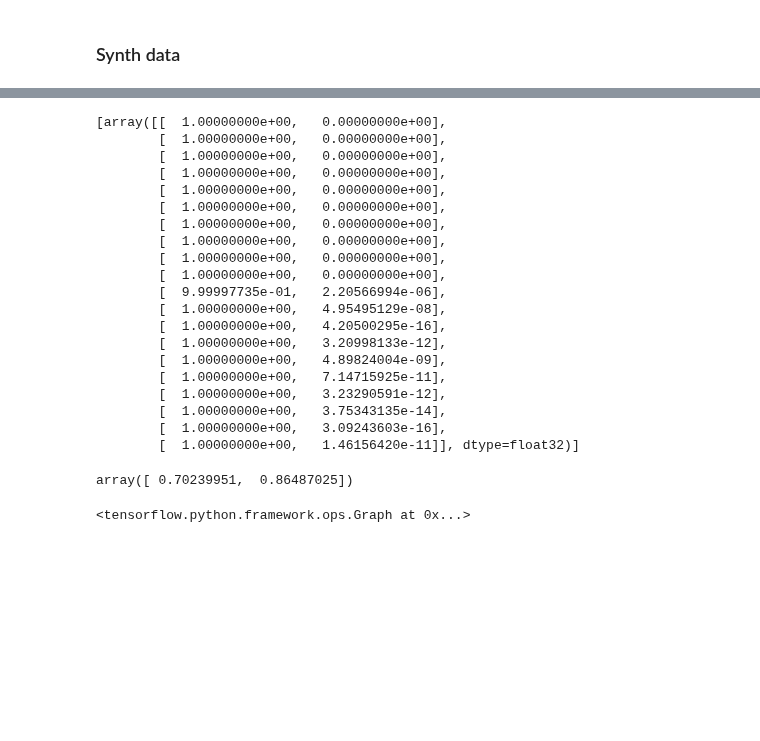
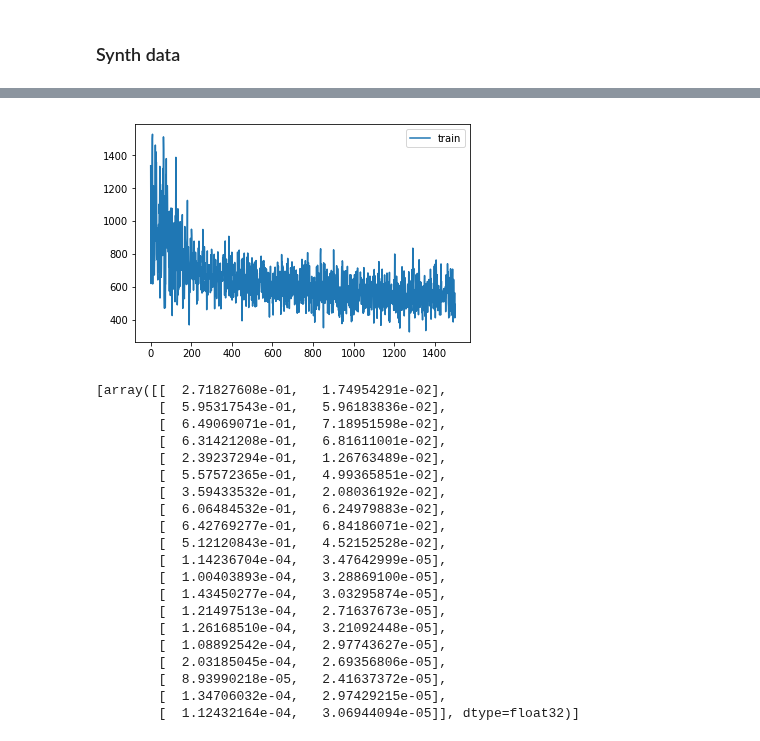
Before and after one commit to rykachevskiy/CRISPR, a Jupyter notebook: TF AE GMM.ipynb, the cells around one changed output, grey strips where cells are left out. Saved outputs shown, nothing was run; the diff lists cells and outputs as text; code cells hidden in the pictures; blank space fills up the shorter version.

Commit message:
energy and sigma ok, but doesnt learn

```diff
--- a/TF AE GMM.ipynb
+++ b/TF AE GMM.ipynb
@@ -104,7 +112,7 @@ mse = tf.reduce_mean((decoder - X)**2, 1)
 
 predictor_inp = tf.concat([z, tf.reshape(mse, (-1,1))], axis = 1)
 # %%
-predictor_layer_1 = tf.nn.relu(tf.add(tf.matmul(predictor_inp, weights['predictor_h_1']),
+predictor_layer_1 = tf.nn.sigmoid(tf.add(tf.matmul(predictor_inp, weights['predictor_h_1']),
                                    biases['predictor_b_1']))
 gamma = tf.nn.softmax(tf.add(tf.matmul(predictor_layer_1, weights['predictor_h_2']),
                                    biases['predictor_b_2']))
@@ -147,7 +155,7 @@ def est_gmm(gamma, z):
 w, m, s, e = est_gmm(gamma, z)
 # %%
 # Define loss and optimizer, minimize the squared error
-loss = tf.reduce_mean(mse) + 1 * e# + 0.001 / tf.reduce_sum(sigma_flat)
+loss = tf.reduce_mean(mse)+ 0.01 * e + tf.reduce_sum(0.001 / s)
 optimizer = tf.train.AdamOptimizer(learning_rate).minimize(loss)
 
 # Initialize the variables (i.e. assign their default value)
@@ -160,5 +168,5 @@ sess.run(init)
 
 # Training
 # %%
-epochs = 10
+epochs = 30
 losses = []
@@ -165,3 +177,3 @@ losses = []
 # %%
-sess.run([mse, e, s], feed_dict={X: data[90:110]})
+sess.run([mse, z, gamma, s], feed_dict={X: data[1990:1990 + batch_size]})
 # %% [output]
@@ -200,31 +218,30 @@ for i in range(epochs):
+# %%
+plt.plot(losses[300:], label='train')
+#    plt.plot(v_losses_valid, label='validation')
+plt.legend()
+plt.show()
+# %% [output]
+[figure, added]
 # %%
-sess.run([gamma], {X: data[90:110]})
+sess.run([z], {X: data[1990:2010]})
 # %% [output]
-[array([[  1.00000000e+00,   0.00000000e+00],
-        [  1.00000000e+00,   0.00000000e+00],
-        [  1.00000000e+00,   0.00000000e+00],
-        [  1.00000000e+00,   0.00000000e+00],
-        [  1.00000000e+00,   0.00000000e+00],
-        [  1.00000000e+00,   0.00000000e+00],
-        [  1.00000000e+00,   0.00000000e+00],
-        [  1.00000000e+00,   0.00000000e+00],
-        [  1.00000000e+00,   0.00000000e+00],
-        [  1.00000000e+00,   0.00000000e+00],
-        [  9.99997735e-01,   2.20566994e-06],
-        [  1.00000000e+00,   4.95495129e-08],
-        [  1.00000000e+00,   4.20500295e-16],
-        [  1.00000000e+00,   3.20998133e-12],
-        [  1.00000000e+00,   4.89824004e-09],
-        [  1.00000000e+00,   7.14715925e-11],
-        [  1.00000000e+00,   3.23290591e-12],
-        [  1.00000000e+00,   3.75343135e-14],
-        [  1.00000000e+00,   3.09243603e-16],
-        [  1.00000000e+00,   1.46156420e-11]], dtype=float32)]
+[array([[  2.71827608e-01,   1.74954291e-02],
+        [  5.95317543e-01,   5.96183836e-02],
+        [  6.49069071e-01,   7.18951598e-02],
+        [  6.31421208e-01,   6.81611001e-02],
+        [  2.39237294e-01,   1.26763489e-02],
+        [  5.57572365e-01,   4.99365851e-02],
+        [  3.59433532e-01,   2.08036192e-02],
+        [  6.06484532e-01,   6.24979883e-02],
+        [  6.42769277e-01,   6.84186071e-02],
+        [  5.12120843e-01,   4.52152528e-02],
+        [  1.14236704e-04,   3.47642999e-05],
+        [  1.00403893e-04,   3.28869100e-05],
+        [  1.43450277e-04,   3.03295874e-05],
+        [  1.21497513e-04,   2.71637673e-05],
+        [  1.26168510e-04,   3.21092448e-05],
+        [  1.08892542e-04,   2.97743627e-05],
+        [  2.03185045e-04,   2.69356806e-05],
+        [  8.93990218e-05,   2.41637372e-05],
+        [  1.34706032e-04,   2.97429215e-05],
+        [  1.12432164e-04,   3.06944094e-05]], dtype=float32)]
-# %%
-data[0]
-# %% [output]
-array([ 0.70239951,  0.86487025])
-# %%
-sess.graph.
-# %% [output]
-<tensorflow.python.framework.ops.Graph at 0x...>
```
Also changed, not shown: parts of 14 cells of this notebook.
